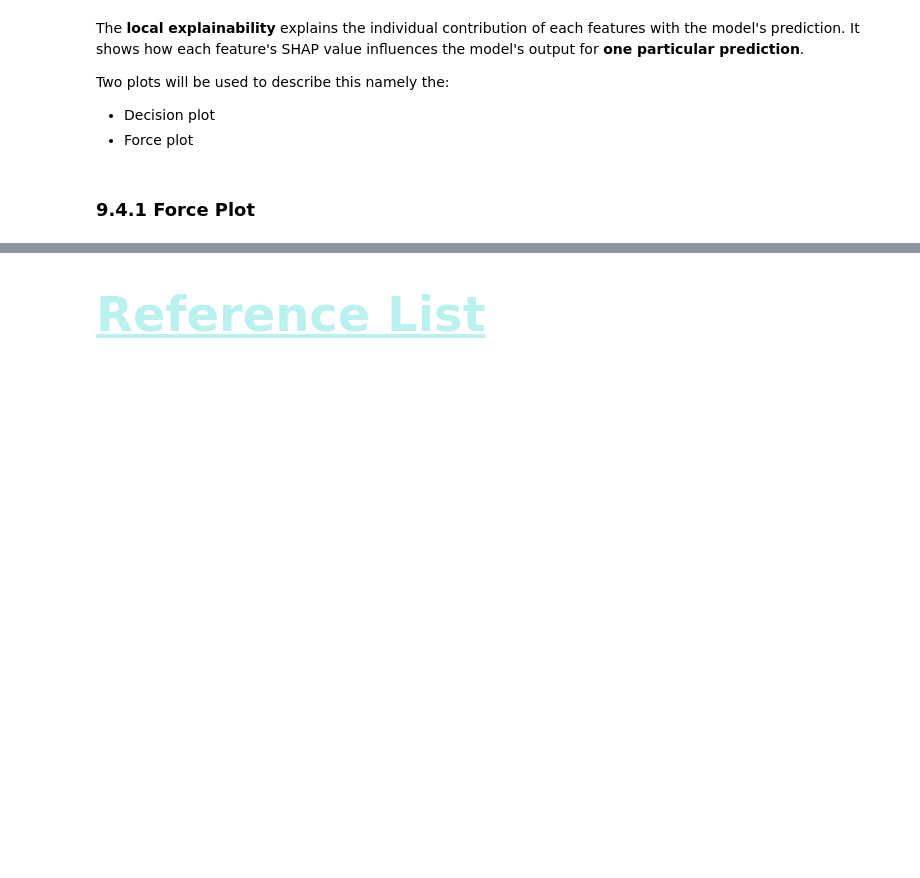
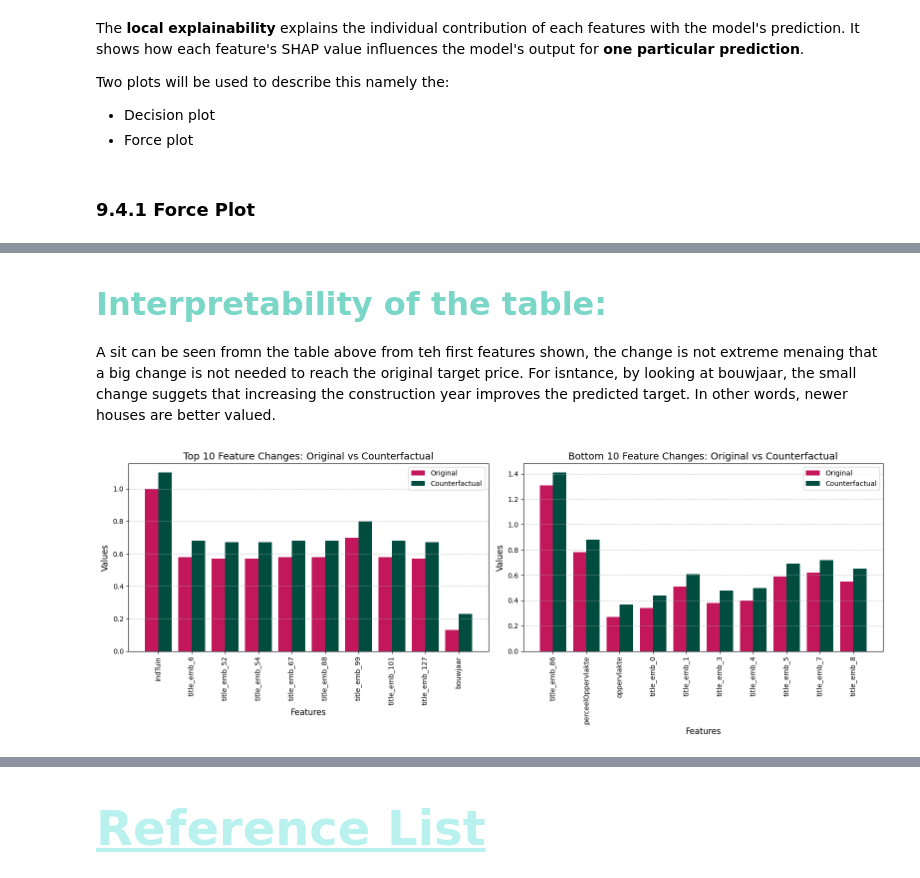
Before and after one commit to Josey-mc2/House-pricing-analysis, a Jupyter notebook: part_2_testing_models.ipynb, the cells around one changed output, grey strips where cells are left out. Saved outputs shown, nothing was run; the diff lists cells and outputs as text; code cells hidden in the pictures; blank space fills up the shorter version.

```diff
--- a/part_2_testing_models.ipynb
+++ b/part_2_testing_models.ipynb
@@ -1856,0 +2026,64 @@ NameError: name 'shap' is not defined
+# %% [markdown]
+#### <span style="color:#7AD6C7; font-family:'Times New Roman'; font-size:32px;">**Interpretability of the table:**</span>
+# %% [markdown]
+A sit can be seen fromn the table above from teh first features shown, the change is not extreme menaing that a big change is not needed to reach the original target price. For isntance, by looking at bouwjaar, the small change suggets that increasing the construction year improves the predicted target. In other words, newer houses are better valued.
+# %%
+# Ensure 'bouwjaar' (year built) is included in the top and bottom 10 features
+changes_df["Difference"] = abs(changes_df["Original Value"] - changes_df["Counterfactual Value"])
+
+# Select top 9 largest changes, then manually add 'bouwjaar' if not already in the top 9
+top_features = changes_df.nlargest(9, "Difference")
+bottom_features = changes_df.nsmallest(10, "Difference")
+
+# Ensure 'bouwjaar' is included in the top features
+if "bouwjaar" not in top_features["Feature"].values and "bouwjaar" in changes_df["Feature"].values:
+    bouwjaar_row = changes_df[changes_df["Feature"] == "bouwjaar"]
+    top_features = pd.concat([top_features, bouwjaar_row])
+
+# Extract values for plotting
+top_features_list = top_features["Feature"].tolist()
+top_original_values = top_features["Original Value"].tolist()
+top_counterfactual_values = top_features["Counterfactual Value"].tolist()
+
+bottom_features_list = bottom_features["Feature"].tolist()
+bottom_original_values = bottom_features["Original Value"].tolist()
+bottom_counterfactual_values = bottom_features["Counterfactual Value"].tolist()
+
+# Define color scheme similar to the uploaded image
+color_original = "#C2185B"  # Deep red/pink
+color_cf = "#004D40"  # Deep teal
+
+# Set figure size
+fig, axes = plt.subplots(1, 2, figsize=(16, 6))
+
+# Top 10 Feature Changes Plot
+x_top = np.arange(len(top_features_list))
+axes[0].bar(x_top - 0.2, top_original_values, width=0.4, color=color_original, label="Original")
+axes[0].bar(x_top + 0.2, top_counterfactual_values, width=0.4, color=color_cf, label="Counterfactual")
+
+axes[0].set_xlabel("Features", fontsize=12)
+axes[0].set_ylabel("Values", fontsize=12)
+axes[0].set_title("Top 10 Feature Changes: Original vs Counterfactual", fontsize=14)
+axes[0].set_xticks(x_top)
+axes[0].set_xticklabels(top_features_list, rotation=90, fontsize=10)
+axes[0].legend()
+axes[0].grid(axis="y", linestyle="--", alpha=0.7)
+
+# Bottom 10 Feature Changes Plot
+x_bottom = np.arange(len(bottom_features_list))
+axes[1].bar(x_bottom - 0.2, bottom_original_values, width=0.4, color=color_original, label="Original")
+axes[1].bar(x_bottom + 0.2, bottom_counterfactual_values, width=0.4, color=color_cf, label="Counterfactual")
+
+axes[1].set_xlabel("Features", fontsize=12)
+axes[1].set_ylabel("Values", fontsize=12)
+axes[1].set_title("Bottom 10 Feature Changes: Original vs Counterfactual", fontsize=14)
+axes[1].set_xticks(x_bottom)
+axes[1].set_xticklabels(bottom_features_list, rotation=90, fontsize=10)
+axes[1].legend()
+axes[1].grid(axis="y", linestyle="--", alpha=0.7)
+
+# Adjust layout and show the plots
+plt.tight_layout()
+plt.show()
+# %% [output]
+[figure, added]
```
Also changed, not shown: parts of 39 cells of this notebook.
